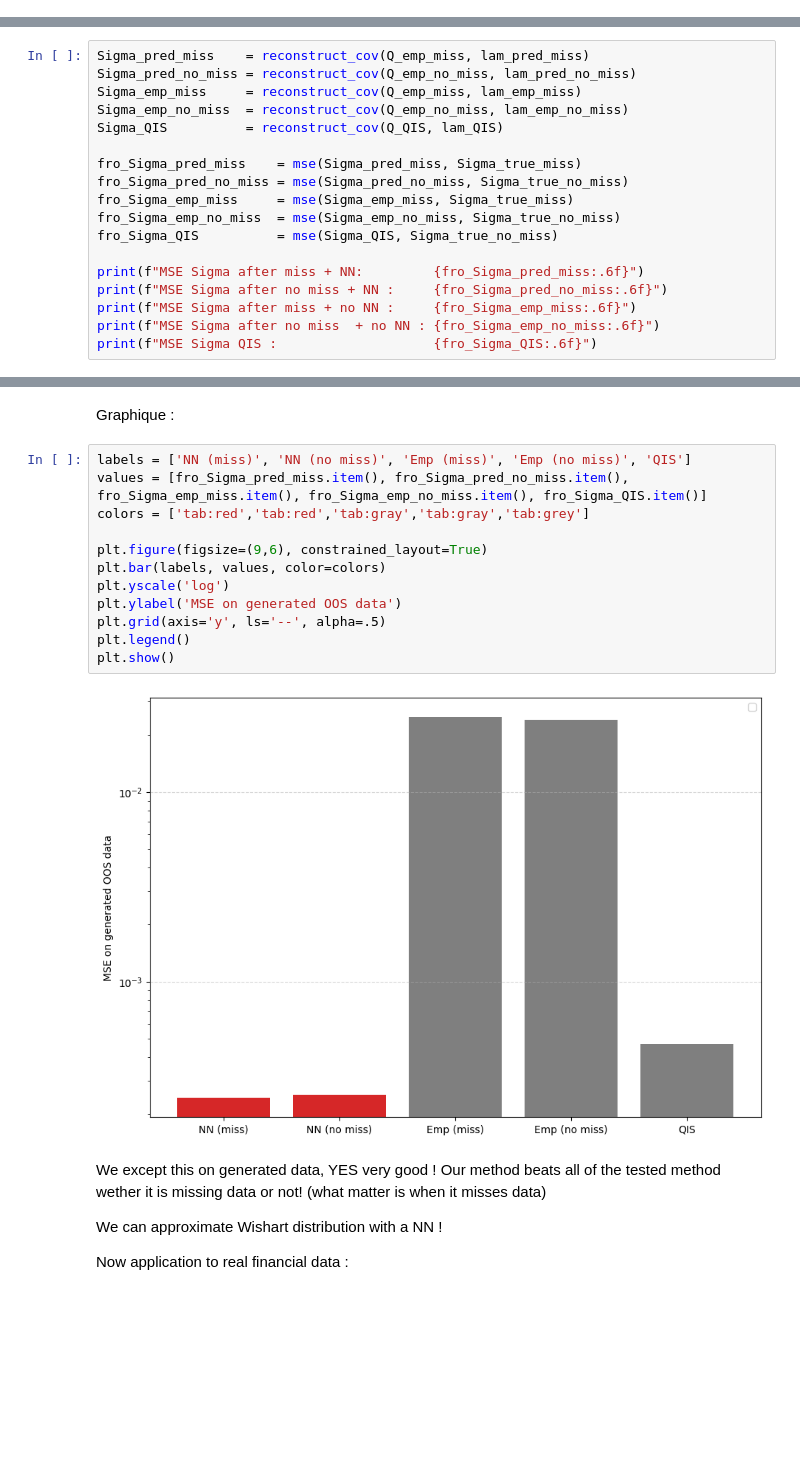
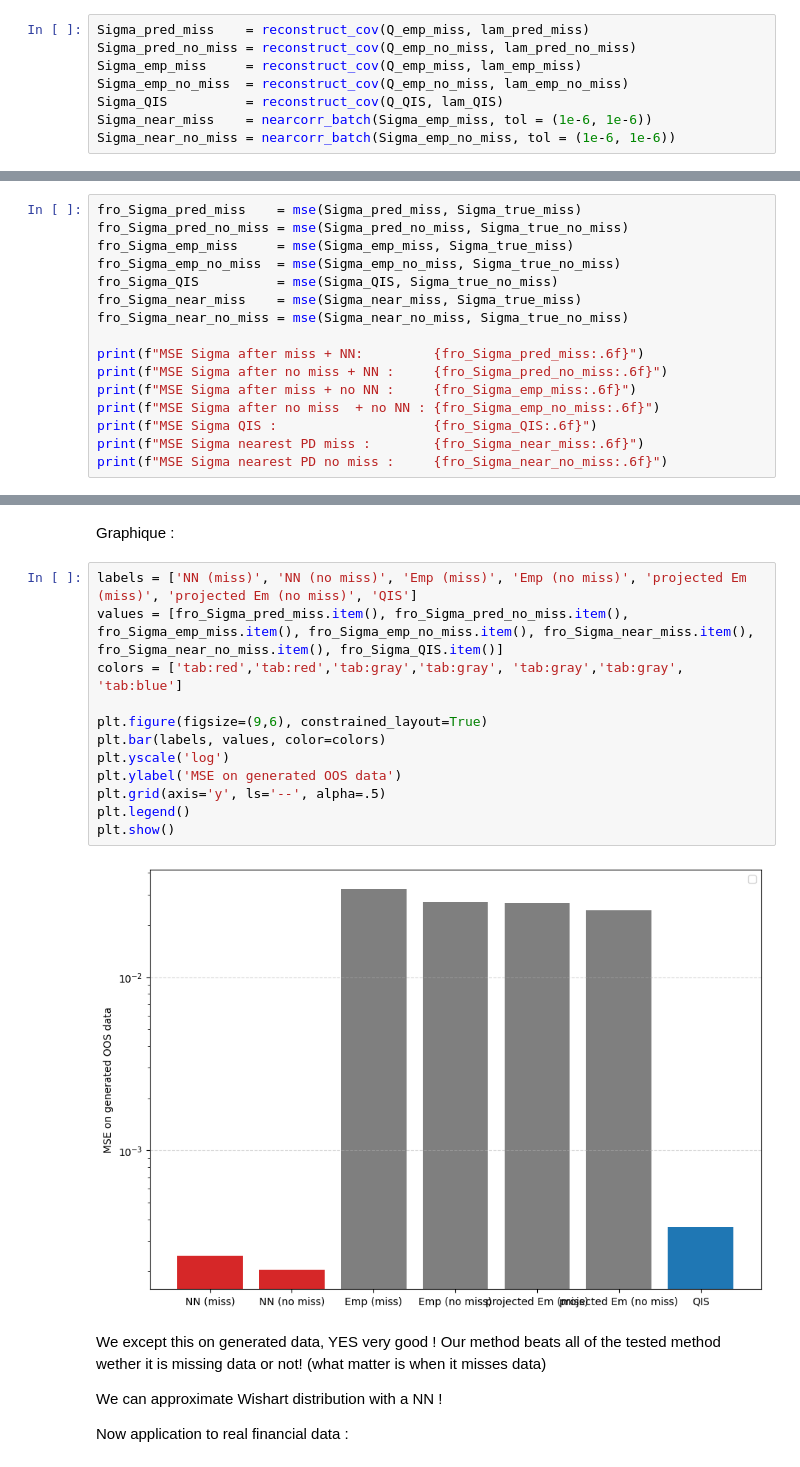
Before and after one commit to Armanddevacc/covariance-cleaning-nn, a Jupyter notebook: NN_generated_data.ipynb, the cells around one changed output, grey strips where cells are left out. Cells and saved outputs as stored; diff of their text form; blank space fills up the shorter version.

```diff
--- a/NN_generated_data.ipynb
+++ b/NN_generated_data.ipynb
@@ -179,3 +182,11 @@ lam_pred_no_miss = model_generated_data(input_seq_cov_no_miss)
 lam_emp_no_miss  = input_seq_cov_no_miss[:,:,0]
 # %% [markdown]
 Comparaison matrix $\Sigma$
+# %%
+Sigma_pred_miss    = reconstruct_cov(Q_emp_miss, lam_pred_miss)
+Sigma_pred_no_miss = reconstruct_cov(Q_emp_no_miss, lam_pred_no_miss)
+Sigma_emp_miss     = reconstruct_cov(Q_emp_miss, lam_emp_miss)
+Sigma_emp_no_miss  = reconstruct_cov(Q_emp_no_miss, lam_emp_no_miss)
+Sigma_QIS          = reconstruct_cov(Q_QIS, lam_QIS)
+Sigma_near_miss    = nearcorr_batch(Sigma_emp_miss, tol = (1e-6, 1e-6))
+Sigma_near_no_miss = nearcorr_batch(Sigma_emp_no_miss, tol = (1e-6, 1e-6))
@@ -182,19 +197,17 @@ Comparaison matrix $\Sigma$
 # %%
-Sigma_pred_miss    = reconstruct_cov(Q_emp_miss, lam_pred_miss)
-Sigma_pred_no_miss = reconstruct_cov(Q_emp_no_miss, lam_pred_no_miss)
-Sigma_emp_miss     = reconstruct_cov(Q_emp_miss, lam_emp_miss)
-Sigma_emp_no_miss  = reconstruct_cov(Q_emp_no_miss, lam_emp_no_miss)
-Sigma_QIS          = reconstruct_cov(Q_QIS, lam_QIS)
-
 fro_Sigma_pred_miss    = mse(Sigma_pred_miss, Sigma_true_miss)
 fro_Sigma_pred_no_miss = mse(Sigma_pred_no_miss, Sigma_true_no_miss)
 fro_Sigma_emp_miss     = mse(Sigma_emp_miss, Sigma_true_miss)
 fro_Sigma_emp_no_miss  = mse(Sigma_emp_no_miss, Sigma_true_no_miss)
 fro_Sigma_QIS          = mse(Sigma_QIS, Sigma_true_no_miss)
+fro_Sigma_near_miss    = mse(Sigma_near_miss, Sigma_true_miss)
+fro_Sigma_near_no_miss = mse(Sigma_near_no_miss, Sigma_true_no_miss)
 
 print(f"MSE Sigma after miss + NN:         {fro_Sigma_pred_miss:.6f}")
 print(f"MSE Sigma after no miss + NN :     {fro_Sigma_pred_no_miss:.6f}")
 print(f"MSE Sigma after miss + no NN :     {fro_Sigma_emp_miss:.6f}")
 print(f"MSE Sigma after no miss  + no NN : {fro_Sigma_emp_no_miss:.6f}")
 print(f"MSE Sigma QIS :                    {fro_Sigma_QIS:.6f}")
+print(f"MSE Sigma nearest PD miss :        {fro_Sigma_near_miss:.6f}")
+print(f"MSE Sigma nearest PD no miss :     {fro_Sigma_near_no_miss:.6f}")
 # %% [output]
@@ -206,19 +221,19 @@ MSE Sigma QIS :                    0.000468
 # %% [markdown]
 Graphique :
 # %%
-labels = ['NN (miss)', 'NN (no miss)', 'Emp (miss)', 'Emp (no miss)', 'QIS']
-values = [fro_Sigma_pred_miss.item(), fro_Sigma_pred_no_miss.item(), fro_Sigma_emp_miss.item(), fro_Sigma_emp_no_miss.item(), fro_Sigma_QIS.item()]
-colors = ['tab:red','tab:red','tab:gray','tab:gray','tab:grey']
+labels = ['NN (miss)', 'NN (no miss)', 'Emp (miss)', 'Emp (no miss)', 'projected Em (miss)', 'projected Em (no miss)', 'QIS']
+values = [fro_Sigma_pred_miss.item(), fro_Sigma_pred_no_miss.item(), fro_Sigma_emp_miss.item(), fro_Sigma_emp_no_miss.item(), fro_Sigma_near_miss.item(), fro_Sigma_near_no_miss.item(), fro_Sigma_QIS.item()]
+colors = ['tab:red','tab:red','tab:gray','tab:gray', 'tab:gray','tab:gray', 'tab:blue']
 
 plt.figure(figsize=(9,6), constrained_layout=True)
 plt.bar(labels, values, color=colors)
 plt.yscale('log')
 plt.ylabel('MSE on generated OOS data')
 plt.grid(axis='y', ls='--', alpha=.5)
 plt.legend()
 plt.show()
 # %% [output]
-[figure, old version]
+[figure, new version]
 # %% [markdown]
 We except this on generated data, YES very good ! Our method beats all of the tested method wether it is missing data or not! (what matter is when it misses data)
 
```
Also changed, not shown: parts of 8 cells of this notebook.
